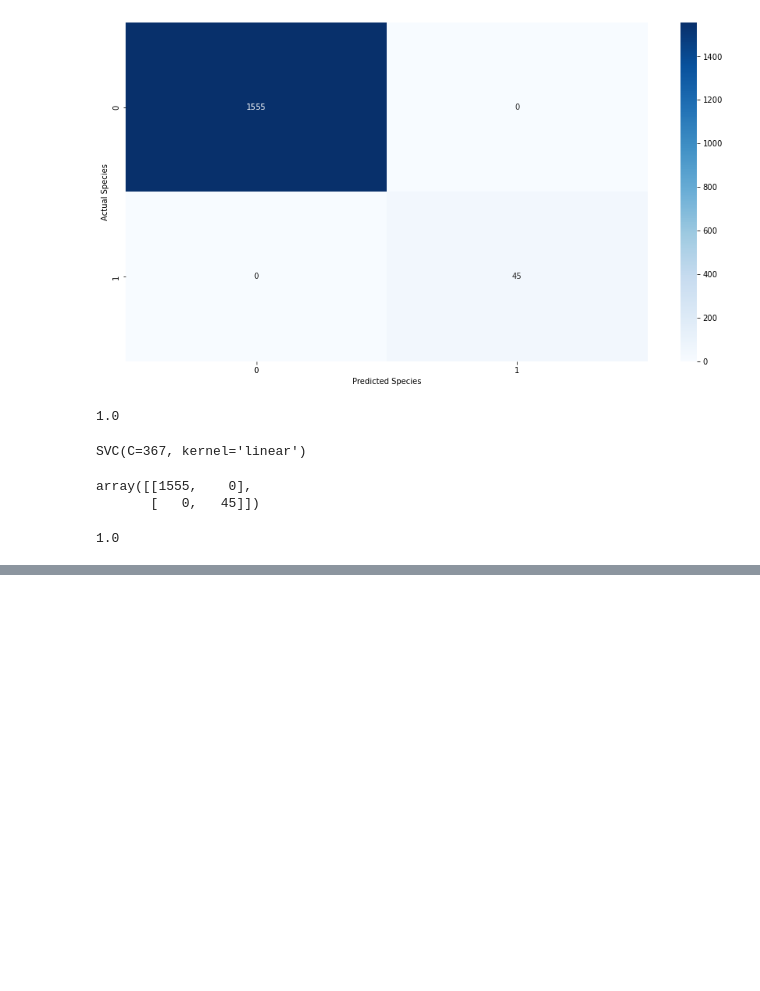
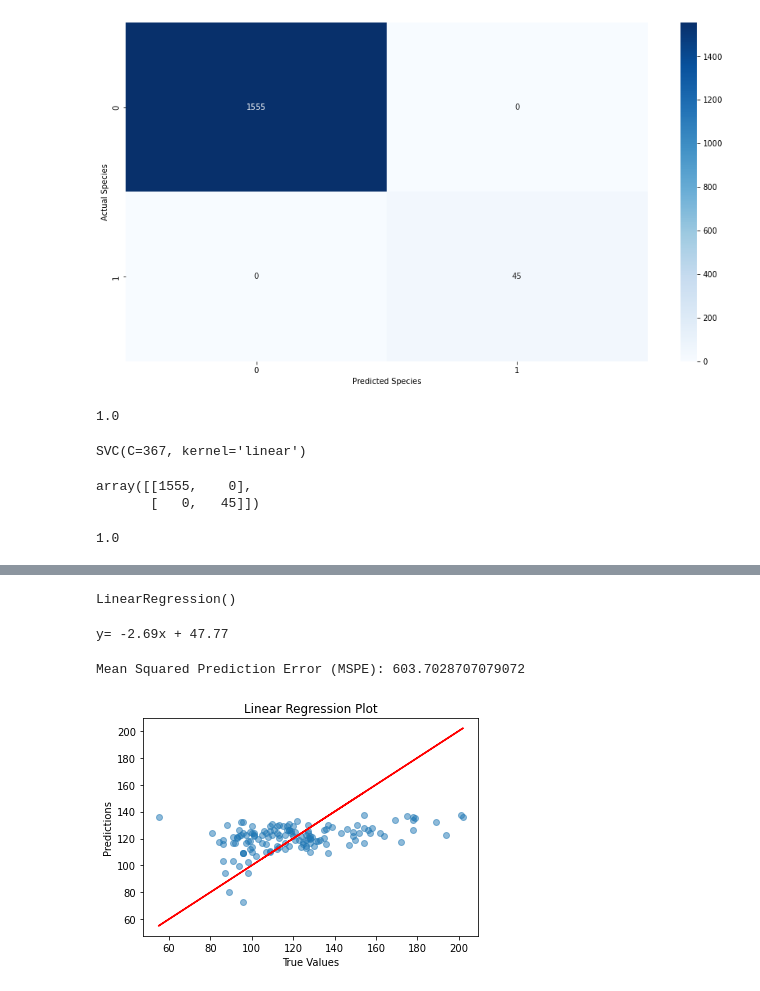
Before and after one commit to SantoshAdabala/Netflix-Data-Analysis, a Jupyter notebook: Support_Vector_Machine.ipynb, the cells around one changed output, grey strips where cells are left out. Cells and saved outputs as stored; diff of their text form; code cells hidden in the pictures; blank space fills up the shorter version.

```diff
--- a/Support_Vector_Machine.ipynb
+++ b/Support_Vector_Machine.ipynb
@@ -424,0 +476,4 @@ accuracy_score(y_test, y_pred_lin)
+# %%
+TrainDF1, TestDF1 = train_test_split(movies_dataframe_reg, test_size=0.3)
+print(TrainDF1)
+print(TestDF1)
@@ -424,0 +498,13 @@ accuracy_score(y_test, y_pred_lin)
+# %%
+Test1Labels=TestDF1["Runtime (mins)"]
+print(Test1Labels)
+## remove labels
+TestDF1 = TestDF1.drop(["Runtime (mins)"], axis=1)
+print(TestDF1)
+
+## TRAIN ----------------------------
+Train1Labels=TrainDF1["Runtime (mins)"]
+print(Train1Labels)
+## remove labels
+TrainDF1 = TrainDF1.drop(["Runtime (mins)"], axis=1)
+print(TrainDF1)
@@ -424,0 +529,32 @@ accuracy_score(y_test, y_pred_lin)
+# %%
+from sklearn.linear_model import LinearRegression
+model = LinearRegression()
+model.fit(TrainDF1,Train1Labels)
+# %% [output]
+LinearRegression()
+# %%
+slope=model.coef_[0]
+intercept=model.intercept_
+print(f'y= {slope:.2f}x + {intercept:.2f}')
+# %% [output]
+y= -2.69x + 47.77
+# %%
+from sklearn.metrics import mean_squared_error
+Test1Pred = model.predict(TestDF1)
+mspe = mean_squared_error(Test1Labels, Test1Pred)
+print('Mean Squared Prediction Error (MSPE):', mspe)
+# %% [output]
+Mean Squared Prediction Error (MSPE): 603.7028707079072
+# %%
+plt.scatter(Test1Labels, Test1Pred, alpha=0.5)
+
+plt.plot(Test1Labels, Test1Labels, color='red')
+
+plt.title('Linear Regression Plot')
+plt.xlabel('True Values')
+plt.ylabel('Predictions')
+
+# Show the plot
+plt.show()
+# %% [output]
+[figure, added]
```
Also changed, not shown: parts of 5 cells of this notebook.
